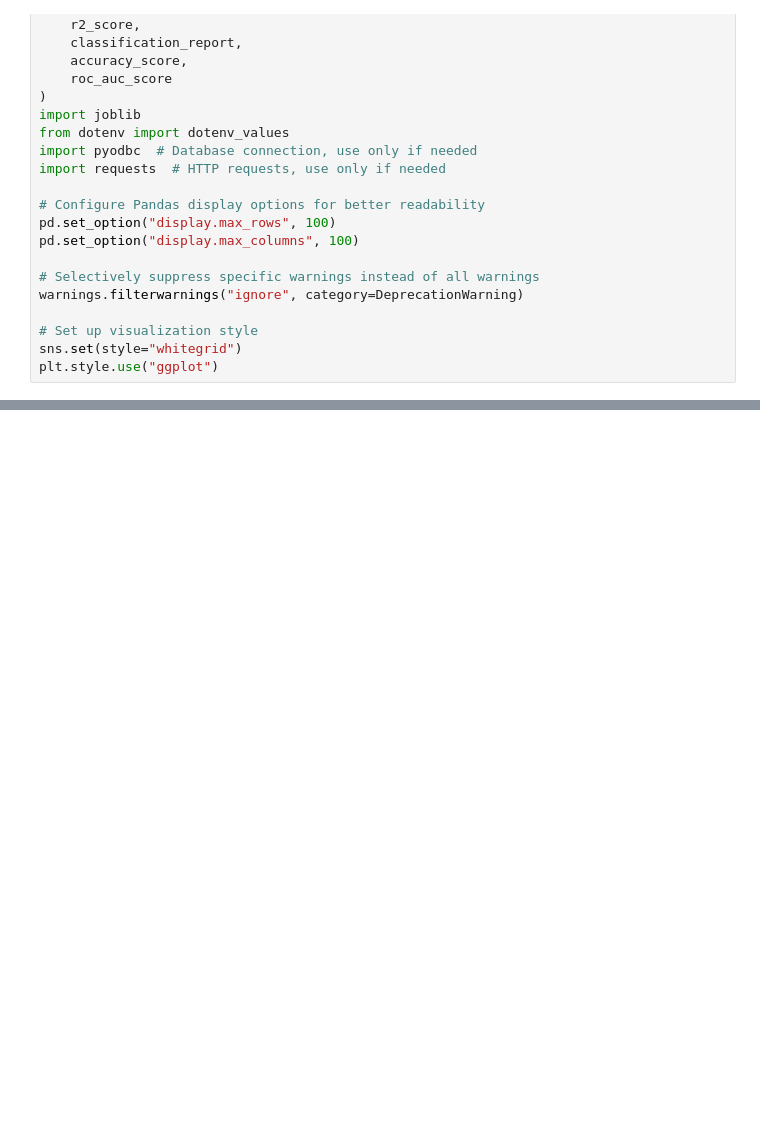
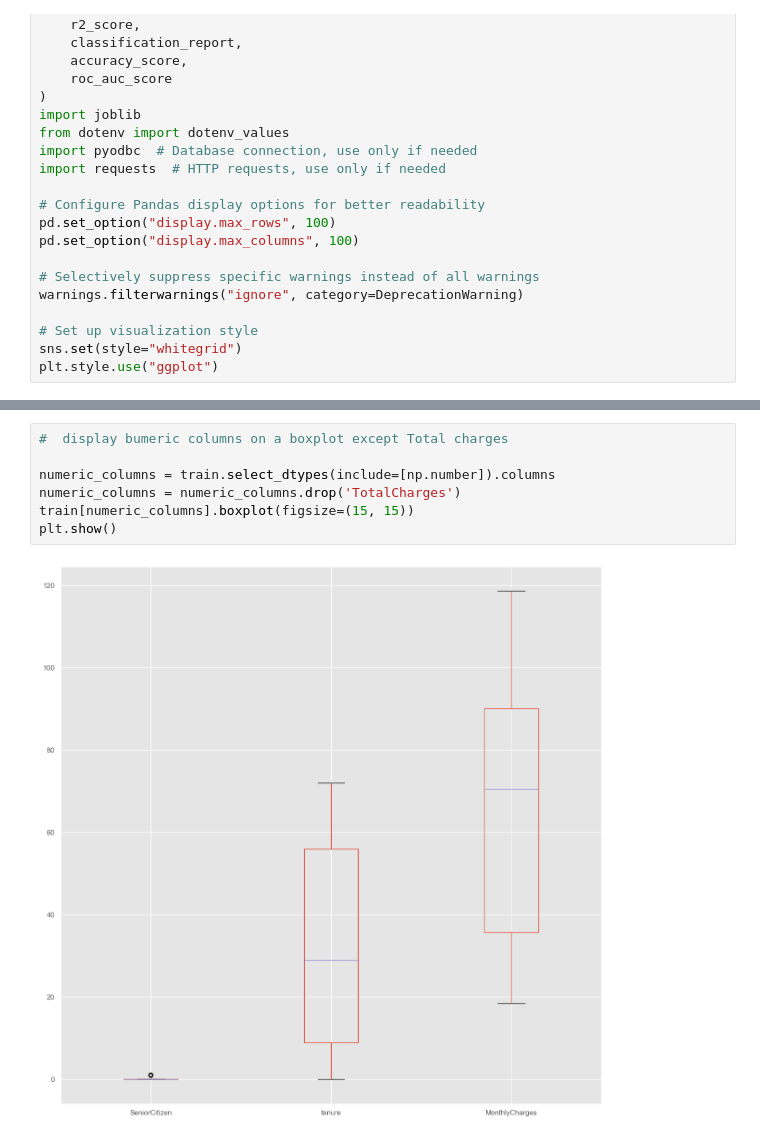
Before and after one commit to Safowaa/Teaching, a Jupyter notebook: Telco/Notebook/nb.ipynb, the cells around one changed output, grey strips where cells are left out. Saved outputs shown, nothing was run; the diff lists cells and outputs as text; blank space fills up the shorter version.

```diff
--- a/Telco/Notebook/nb.ipynb
+++ b/Telco/Notebook/nb.ipynb
@@ -51,0 +252,9 @@ plt.style.use("ggplot")
+# %%
+#  display bumeric columns on a boxplot except Total charges
+
+numeric_columns = train.select_dtypes(include=[np.number]).columns
+numeric_columns = numeric_columns.drop('TotalCharges')
+train[numeric_columns].boxplot(figsize=(15, 15))
+plt.show()
+# %% [output]
+[figure, added]
```
Also changed, not shown: parts of 16 cells of this notebook, 3 other files.
